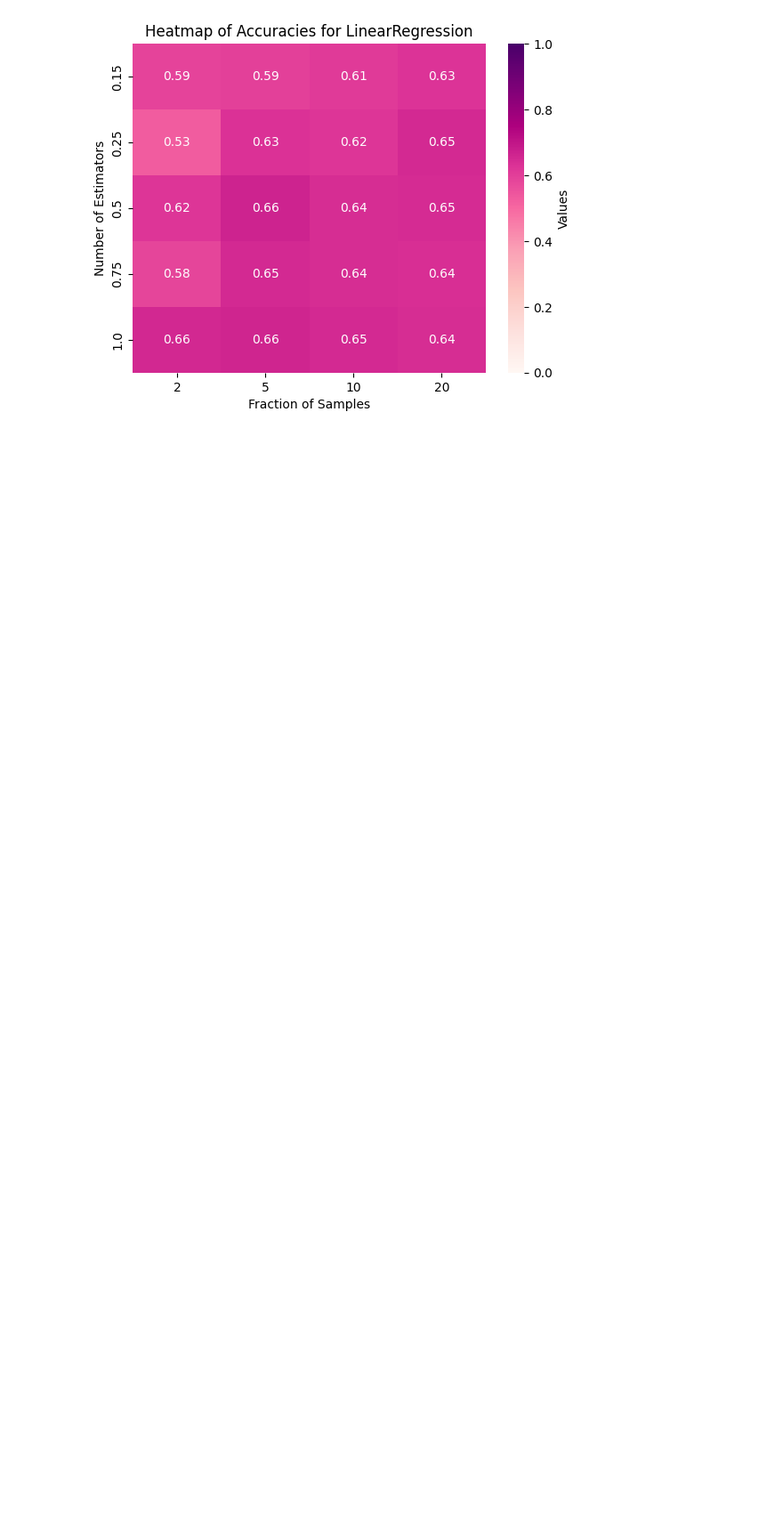
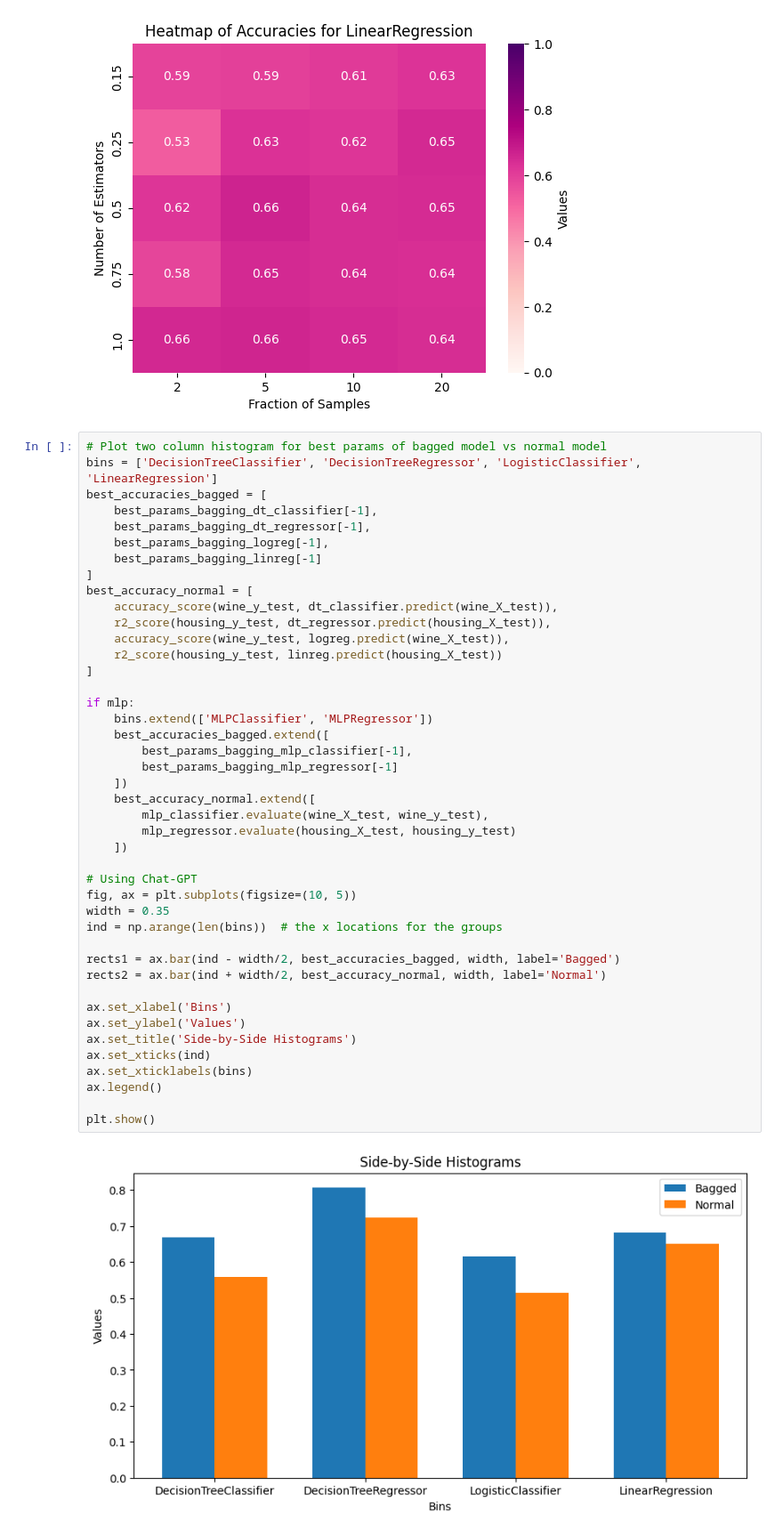
Before and after one commit to bhavberi/SMAI-Monsoon-23-24, a Jupyter notebook: 1.ipynb, the cells around one changed output. Shown at 89% size. Cells and saved outputs as stored; diff of their text form; blank space fills up the shorter version.

Commit message:
Added graph for bagging

```diff
--- a/1.ipynb
+++ b/1.ipynb
@@ -1153,3 +1153,48 @@ if mlp:
 [figure]
 [figure]
 [figure]
+# %%
+# Plot two column histogram for best params of bagged model vs normal model
+bins = ['DecisionTreeClassifier', 'DecisionTreeRegressor', 'LogisticClassifier', 'LinearRegression']
+best_accuracies_bagged = [
+    best_params_bagging_dt_classifier[-1],
+    best_params_bagging_dt_regressor[-1],
+    best_params_bagging_logreg[-1],
+    best_params_bagging_linreg[-1]
+]
+best_accuracy_normal = [
+    accuracy_score(wine_y_test, dt_classifier.predict(wine_X_test)),
+    r2_score(housing_y_test, dt_regressor.predict(housing_X_test)),
+    accuracy_score(wine_y_test, logreg.predict(wine_X_test)),
+    r2_score(housing_y_test, linreg.predict(housing_X_test))
+]
+
+if mlp:
+    bins.extend(['MLPClassifier', 'MLPRegressor'])
+    best_accuracies_bagged.extend([
+        best_params_bagging_mlp_classifier[-1],
+        best_params_bagging_mlp_regressor[-1]
+    ])
+    best_accuracy_normal.extend([
+        mlp_classifier.evaluate(wine_X_test, wine_y_test),
+        mlp_regressor.evaluate(housing_X_test, housing_y_test)
+    ])
+
+# Using Chat-GPT
+fig, ax = plt.subplots(figsize=(10, 5))
+width = 0.35
+ind = np.arange(len(bins))  # the x locations for the groups
+
+rects1 = ax.bar(ind - width/2, best_accuracies_bagged, width, label='Bagged')
+rects2 = ax.bar(ind + width/2, best_accuracy_normal, width, label='Normal')
+
+ax.set_xlabel('Bins')
+ax.set_ylabel('Values')
+ax.set_title('Side-by-Side Histograms')
+ax.set_xticks(ind)
+ax.set_xticklabels(bins)
+ax.legend()
+
+plt.show()
+# %% [output]
+[figure, added]
```
